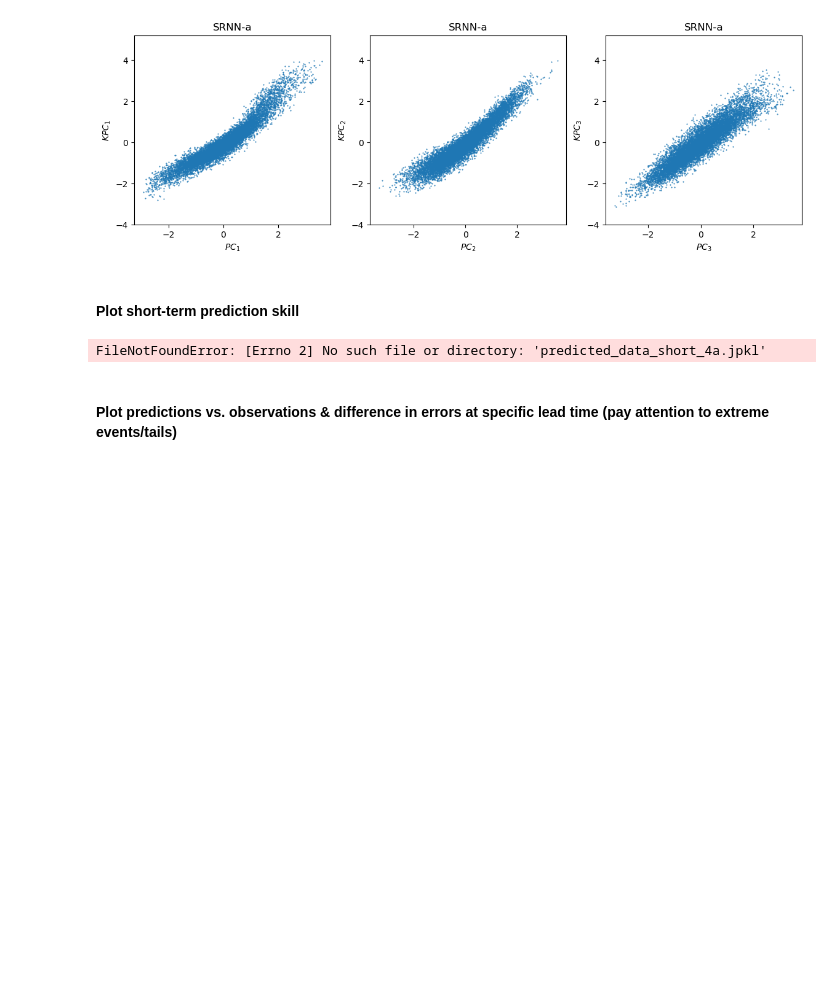
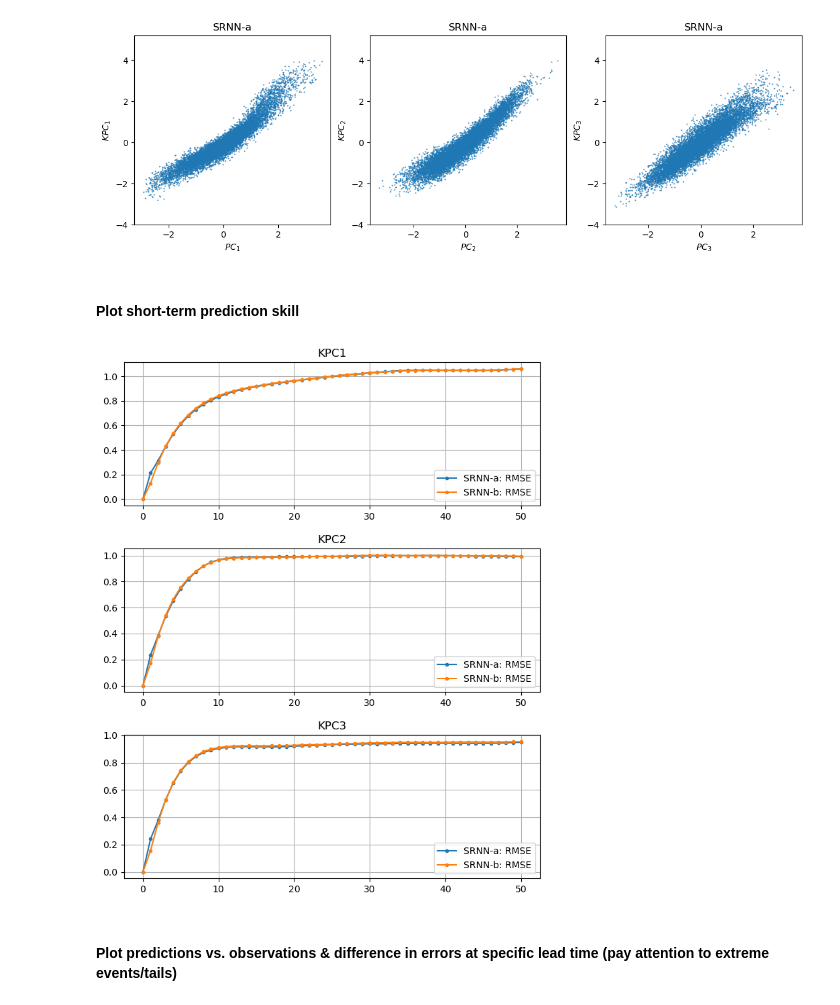
Before and after one commit to andrei-ml/stochastic-rnn, a Jupyter notebook: atmospheric_regimes_modeling/step5_results.ipynb, the cells around one changed output. Cells and saved outputs as stored; diff of their text form; code cells hidden in the pictures; blank space fills up the shorter version.

```diff
--- a/atmospheric_regimes_modeling/step5_results.ipynb
+++ b/atmospheric_regimes_modeling/step5_results.ipynb
@@ -137,29 +137,29 @@ plt.show()
 # %% [markdown]
 #### **Plot short-term prediction skill**
 # %%
-all_predicted_pcs,all_predicted_kpcs,all_observed_pcs,all_observed_kpcs=joblib.load('predicted_data_short_4a.jpkl')
+all_predicted_pcs,all_predicted_kpcs,all_observed_pcs,all_observed_kpcs=joblib.load(os.path.join(processed_data_path,'predicted_data_short_4a.jpkl'))
 errors=all_predicted_kpcs-all_observed_kpcs
 evaluation_data_mse_a=(errors**2).mean(axis=(0,1))
 
-all_predicted_kpcs,all_observed_kpcs=joblib.load('predicted_data_short_4b.jpkl')
+all_predicted_kpcs,all_observed_kpcs=joblib.load(os.path.join(processed_data_path,'predicted_data_short_4b.jpkl'))
 errors=all_predicted_kpcs-all_observed_kpcs
 evaluation_data_mse_b=(errors**2).mean(axis=(0,1))
 
 nkpcs=evaluation_data_mse_a.shape[-1]
 fig, axs = plt.subplots(nkpcs,1,figsize=(8,10))
 fig.subplots_adjust(hspace=0.3)
 for i in range(nkpcs):
     ax=axs[i]
     ax.set_title('KPC%d'%(i+1))
     #ax.plot(np.sqrt(training_data_mse[:,i]),'.-',label='training set RMSE')
     ax.plot(np.sqrt(evaluation_data_mse_a[:,i]),'.-',label='SRNN-a: RMSE')
     ax.plot(np.sqrt(evaluation_data_mse_b[:,i]),'.-',label='SRNN-b: RMSE')
     ax.legend()
     ax.grid(True)
 plt.show()
 plt.close(fig)
 # %% [output]
-FileNotFoundError: [Errno 2] No such file or directory: 'predicted_data_short_4a.jpkl'
+[figure, added]
 # %% [markdown]
 #### **Plot predictions vs. observations & difference in errors at specific lead time (pay attention to extreme events/tails)**
 # %%
```
Also changed, not shown: parts of 1 cell of this notebook.
